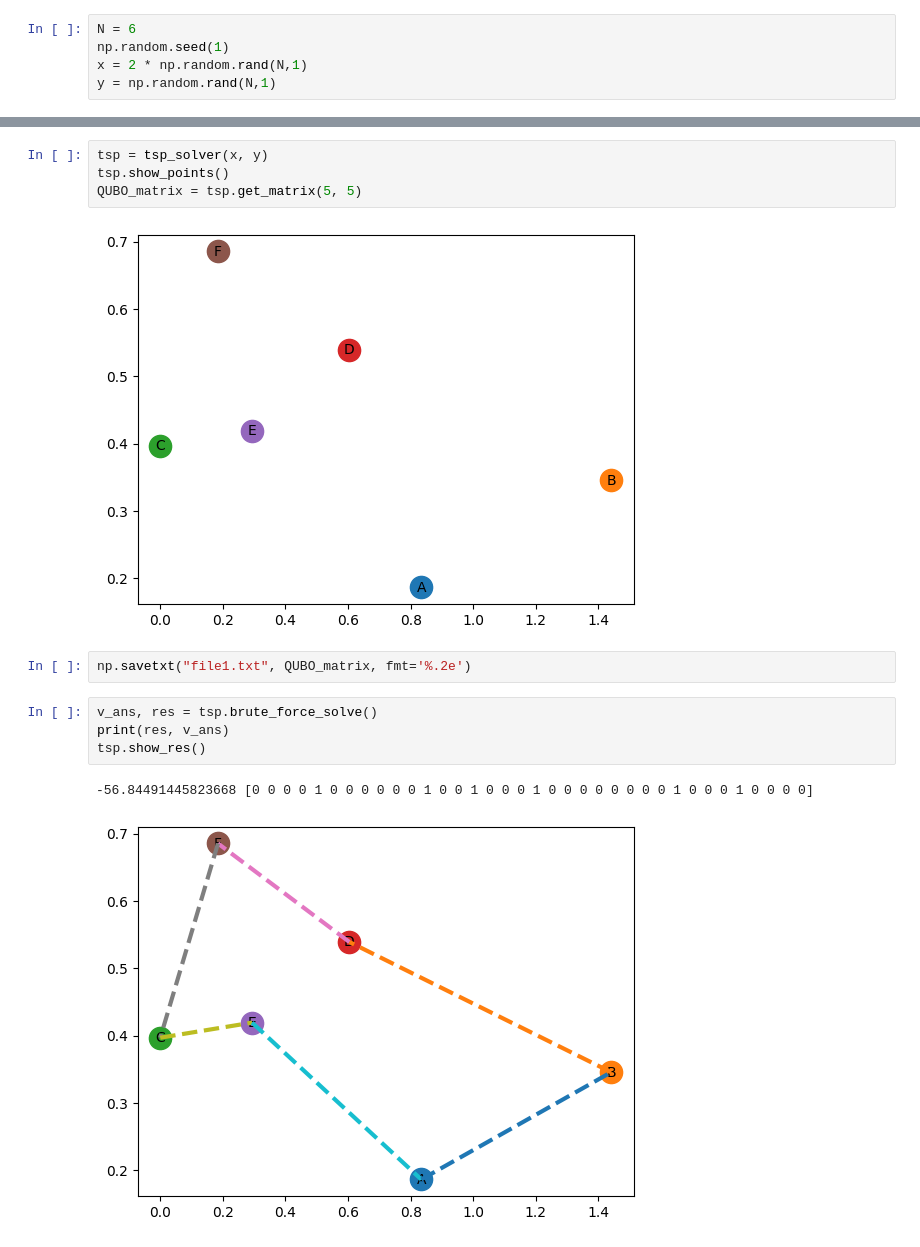
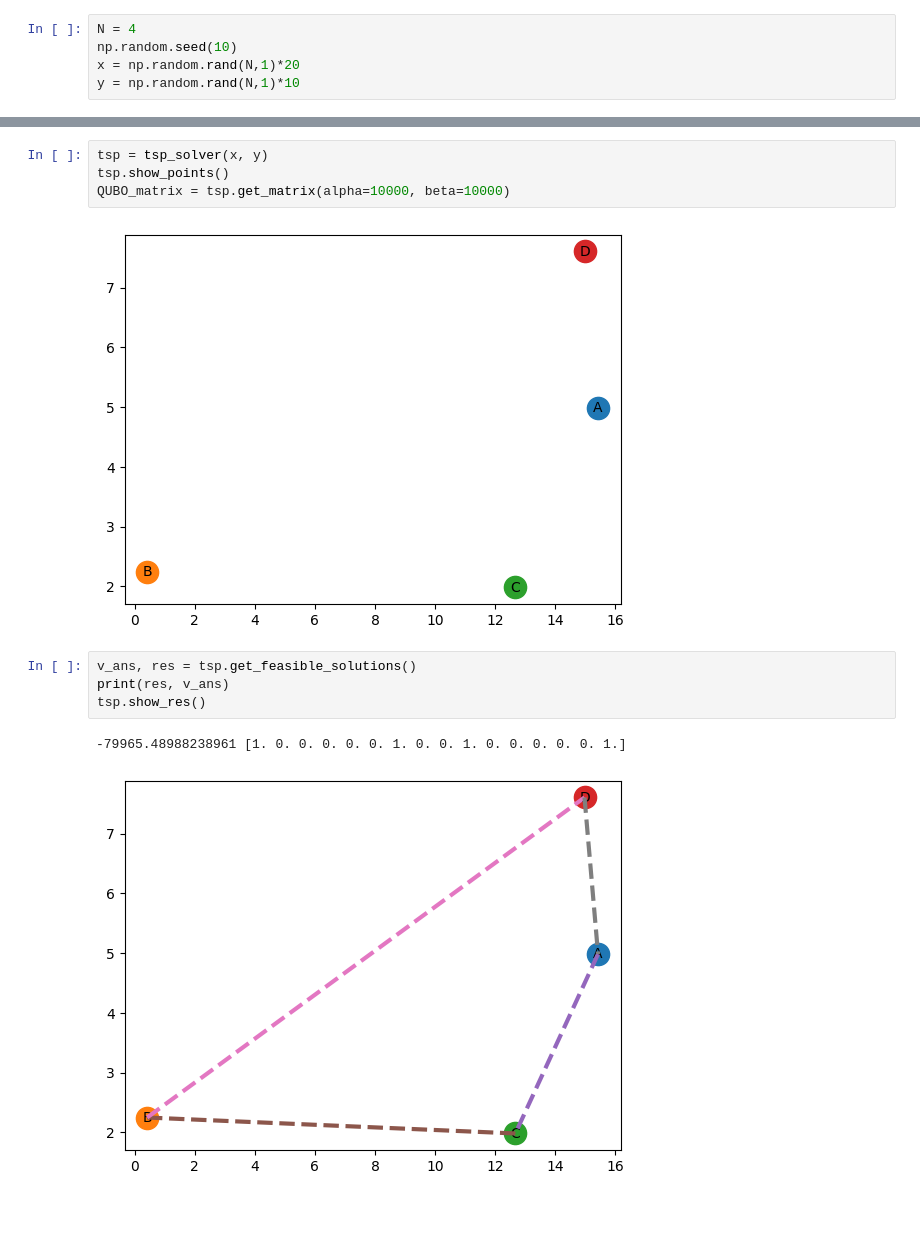
Before and after one commit to yaninalex2003/QUBO_landscape, a Jupyter notebook: tsp2qubo.ipynb, the cells around one changed output, grey strips where cells are left out. Cells and saved outputs as stored; diff of their text form; blank space fills up the shorter version.

```diff
--- a/tsp2qubo.ipynb
+++ b/tsp2qubo.ipynb
@@ -6,5 +8,5 @@ from dimod import SimulatedAnnealingSampler
 # %%
-N = 6
-np.random.seed(1)
-x = 2 * np.random.rand(N,1)
-y = np.random.rand(N,1)
+N = 4
+np.random.seed(10)
+x = np.random.rand(N,1)*20
+y = np.random.rand(N,1)*10
@@ -69,15 +141,13 @@ class tsp_solver:
 # %%
 tsp = tsp_solver(x, y)
 tsp.show_points()
-QUBO_matrix = tsp.get_matrix(5, 5)
+QUBO_matrix = tsp.get_matrix(alpha=10000, beta=10000)
 # %% [output]
-[figure, old version]
+[figure, new version]
-# %%
-np.savetxt("file1.txt", QUBO_matrix, fmt='%.2e')
 # %%
-v_ans, res = tsp.brute_force_solve()
+v_ans, res = tsp.get_feasible_solutions()
 print(res, v_ans)
 tsp.show_res()
 # %% [output]
--56.84491445823668 [0 0 0 0 1 0 0 0 0 0 0 1 0 0 1 0 0 0 1 0 0 0 0 0 0 0 0 1 0 0 0 1 0 0 0 0]
+-79965.48988238961 [1. 0. 0. 0. 0. 0. 1. 0. 0. 1. 0. 0. 0. 0. 0. 1.]
-[figure, old version]
+[figure, new version]
```
Also changed, not shown: parts of 8 cells of this notebook.
